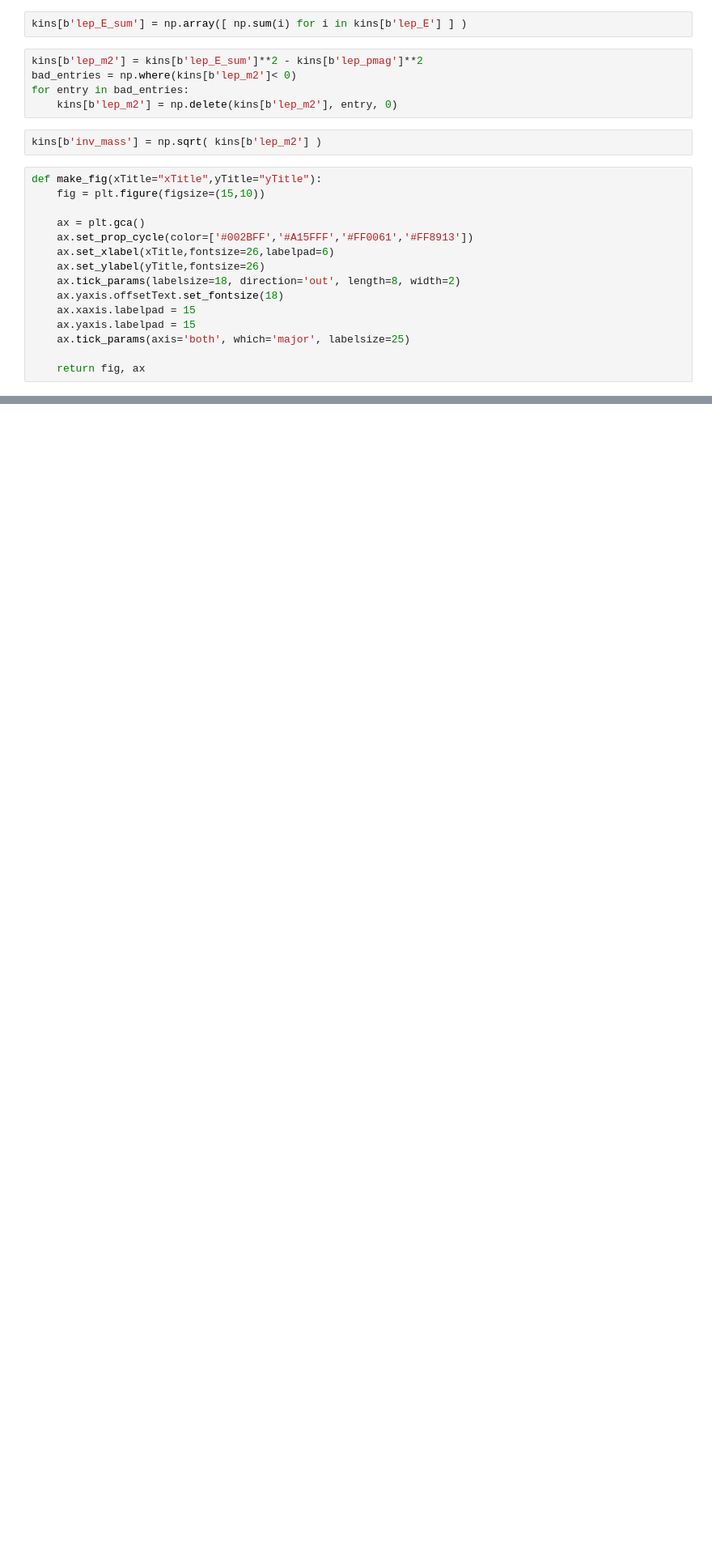
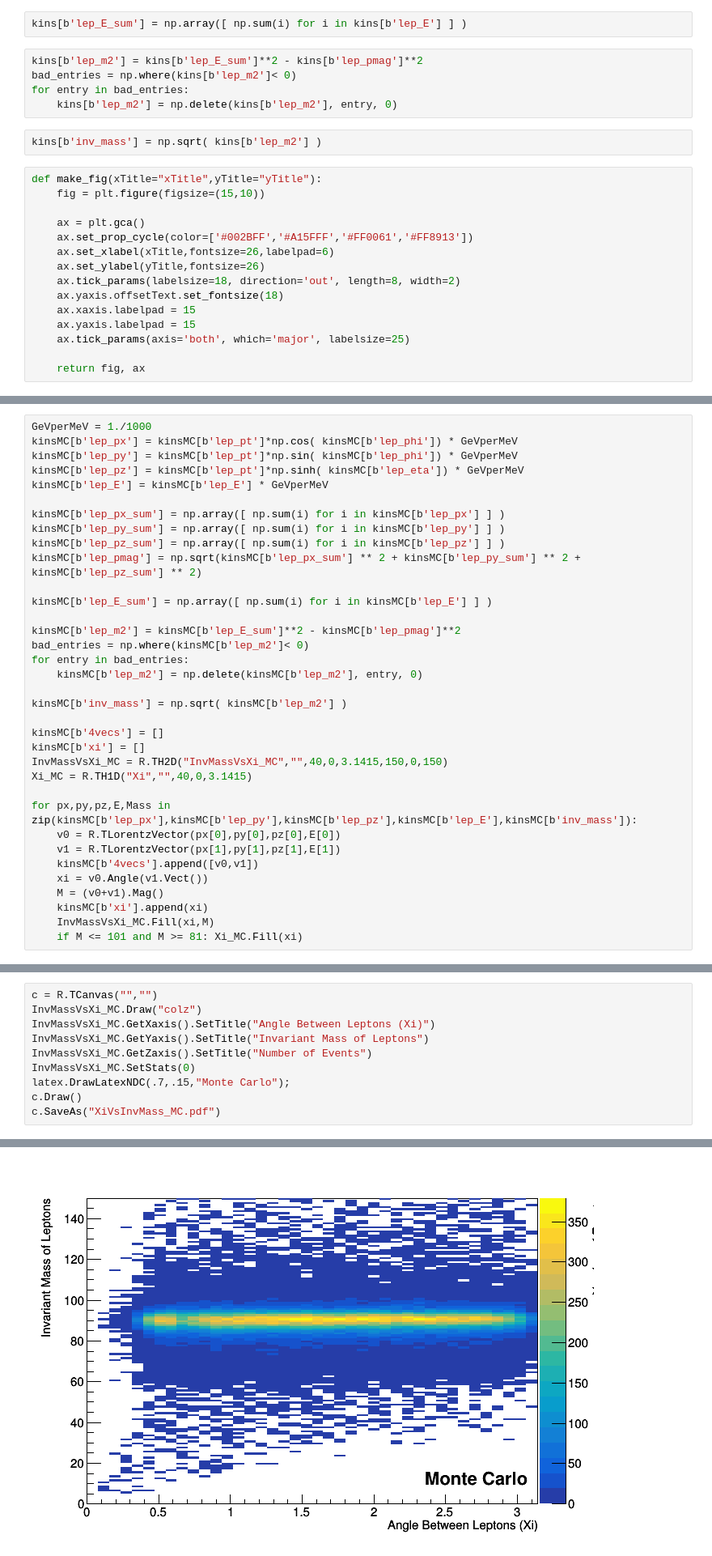
Before and after one commit to badeaa3/HarvardPhys145, a Jupyter notebook: python/Dilepton Invariant Mass Distribution.ipynb, the cells around one changed output, grey strips where cells are left out. Shown at 81% size. Cells and saved outputs as stored; diff of their text form; blank space fills up the shorter version.

```diff
--- a/python/Dilepton Invariant Mass Distribution.ipynb
+++ b/python/Dilepton Invariant Mass Distribution.ipynb
@@ -101,0 +121,35 @@ c.Draw()
+# %%
+GeVperMeV = 1./1000
+kinsMC[b'lep_px'] = kinsMC[b'lep_pt']*np.cos( kinsMC[b'lep_phi']) * GeVperMeV
+kinsMC[b'lep_py'] = kinsMC[b'lep_pt']*np.sin( kinsMC[b'lep_phi']) * GeVperMeV
+kinsMC[b'lep_pz'] = kinsMC[b'lep_pt']*np.sinh( kinsMC[b'lep_eta']) * GeVperMeV
+kinsMC[b'lep_E'] = kinsMC[b'lep_E'] * GeVperMeV
+
+kinsMC[b'lep_px_sum'] = np.array([ np.sum(i) for i in kinsMC[b'lep_px'] ] )
+kinsMC[b'lep_py_sum'] = np.array([ np.sum(i) for i in kinsMC[b'lep_py'] ] )
+kinsMC[b'lep_pz_sum'] = np.array([ np.sum(i) for i in kinsMC[b'lep_pz'] ] )
+kinsMC[b'lep_pmag'] = np.sqrt(kinsMC[b'lep_px_sum'] ** 2 + kinsMC[b'lep_py_sum'] ** 2 + kinsMC[b'lep_pz_sum'] ** 2)
+
+kinsMC[b'lep_E_sum'] = np.array([ np.sum(i) for i in kinsMC[b'lep_E'] ] )
+
+kinsMC[b'lep_m2'] = kinsMC[b'lep_E_sum']**2 - kinsMC[b'lep_pmag']**2
+bad_entries = np.where(kinsMC[b'lep_m2']< 0)
+for entry in bad_entries:
+    kinsMC[b'lep_m2'] = np.delete(kinsMC[b'lep_m2'], entry, 0)
+
+kinsMC[b'inv_mass'] = np.sqrt( kinsMC[b'lep_m2'] )
+
+kinsMC[b'4vecs'] = []
+kinsMC[b'xi'] = []
+InvMassVsXi_MC = R.TH2D("InvMassVsXi_MC","",40,0,3.1415,150,0,150)
+Xi_MC = R.TH1D("Xi","",40,0,3.1415)
+
+for px,py,pz,E,Mass in zip(kinsMC[b'lep_px'],kinsMC[b'lep_py'],kinsMC[b'lep_pz'],kinsMC[b'lep_E'],kinsMC[b'inv_mass']):
+    v0 = R.TLorentzVector(px[0],py[0],pz[0],E[0])
+    v1 = R.TLorentzVector(px[1],py[1],pz[1],E[1])
+    kinsMC[b'4vecs'].append([v0,v1])
+    xi = v0.Angle(v1.Vect())
+    M = (v0+v1).Mag()
+    kinsMC[b'xi'].append(xi)
+    InvMassVsXi_MC.Fill(xi,M)
+    if M <= 101 and M >= 81: Xi_MC.Fill(xi)
@@ -101,0 +159,11 @@ c.Draw()
+# %%
+c = R.TCanvas("","")
+InvMassVsXi_MC.Draw("colz")
+InvMassVsXi_MC.GetXaxis().SetTitle("Angle Between Leptons (Xi)")
+InvMassVsXi_MC.GetYaxis().SetTitle("Invariant Mass of Leptons")
+InvMassVsXi_MC.GetZaxis().SetTitle("Number of Events")
+InvMassVsXi_MC.SetStats(0)
+latex.DrawLatexNDC(.7,.15,"Monte Carlo");
+c.Draw()
+c.SaveAs("XiVsInvMass_MC.pdf")
+# %% [output]
@@ -101,0 +171 @@ c.Draw()
+[figure, added]
```
Also changed, not shown: parts of 13 cells of this notebook.
